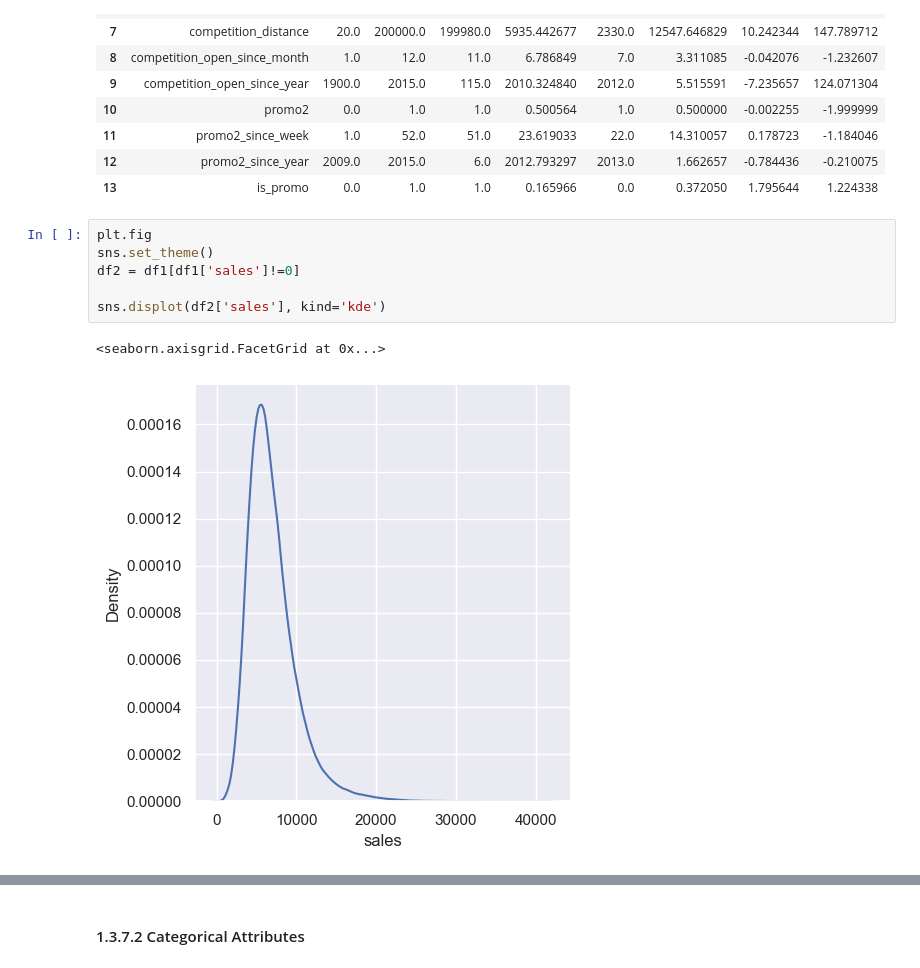
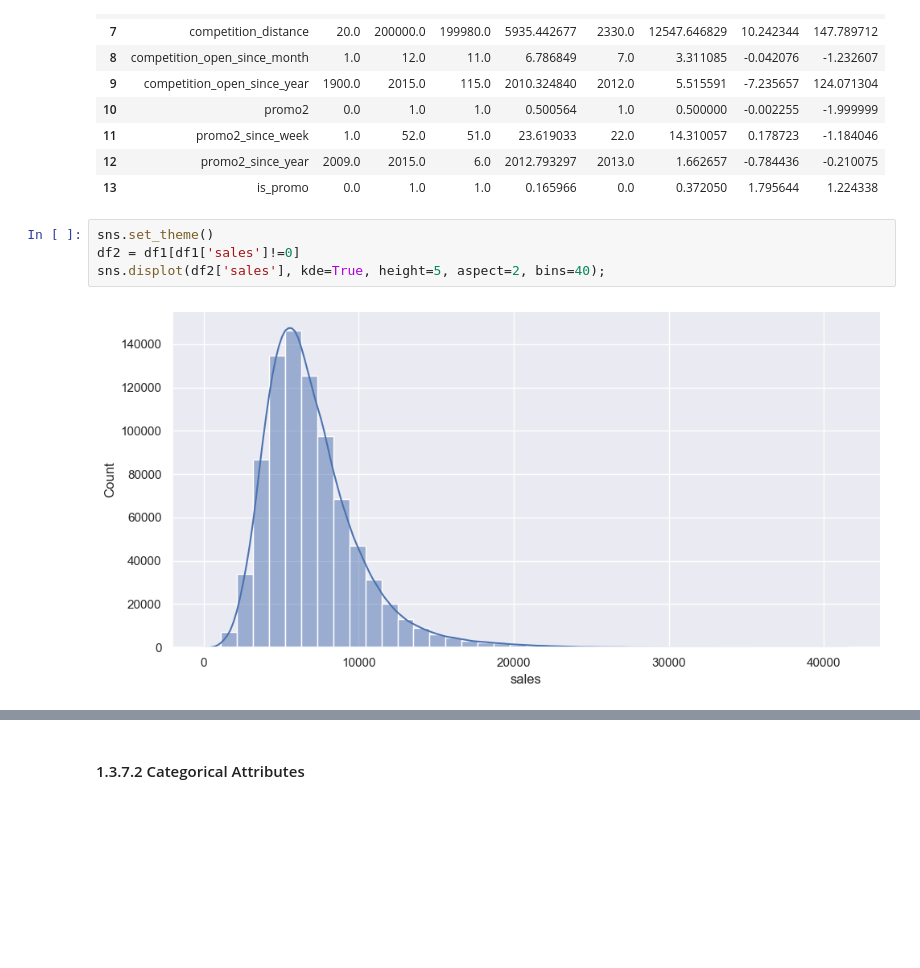
Before and after one commit to BlueBics/rossmann_sales_prediction, a Jupyter notebook: v01_store_sales_prediction.ipynb, the cells around one changed output, grey strips where cells are left out. Cells and saved outputs as stored; diff of their text form; blank space fills up the shorter version.

```diff
--- a/v01_store_sales_prediction.ipynb
+++ b/v01_store_sales_prediction.ipynb
@@ -293,12 +295,9 @@ m
 | 12 | promo2_since_year | 2009.0 | 2015.0 | 6.0 | 2012.793297 | 2013.0 | 1.662657 | -0.784436 | -0.210075 |
 | 13 | is_promo | 0.0 | 1.0 | 1.0 | 0.165966 | 0.0 | 0.372050 | 1.795644 | 1.224338 |
 # %%
-plt.fig
 sns.set_theme()
 df2 = df1[df1['sales']!=0]
-
-sns.displot(df2['sales'], kind='kde')
+sns.displot(df2['sales'], kde=True, height=5, aspect=2, bins=40);
 # %% [output]
-<seaborn.axisgrid.FacetGrid at 0x...>
-[figure, old version]
+[figure, new version]
 # %%
```
Also changed, not shown: parts of 24 cells of this notebook.
